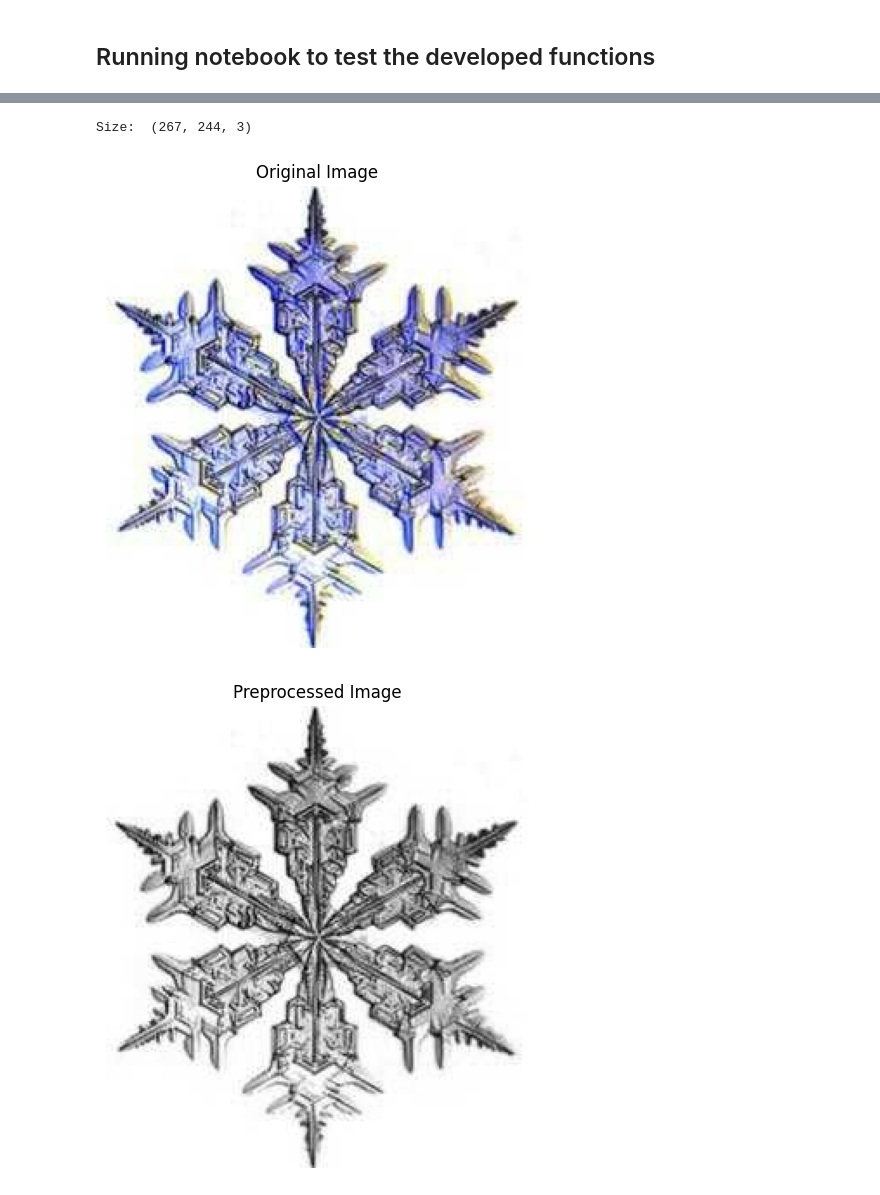
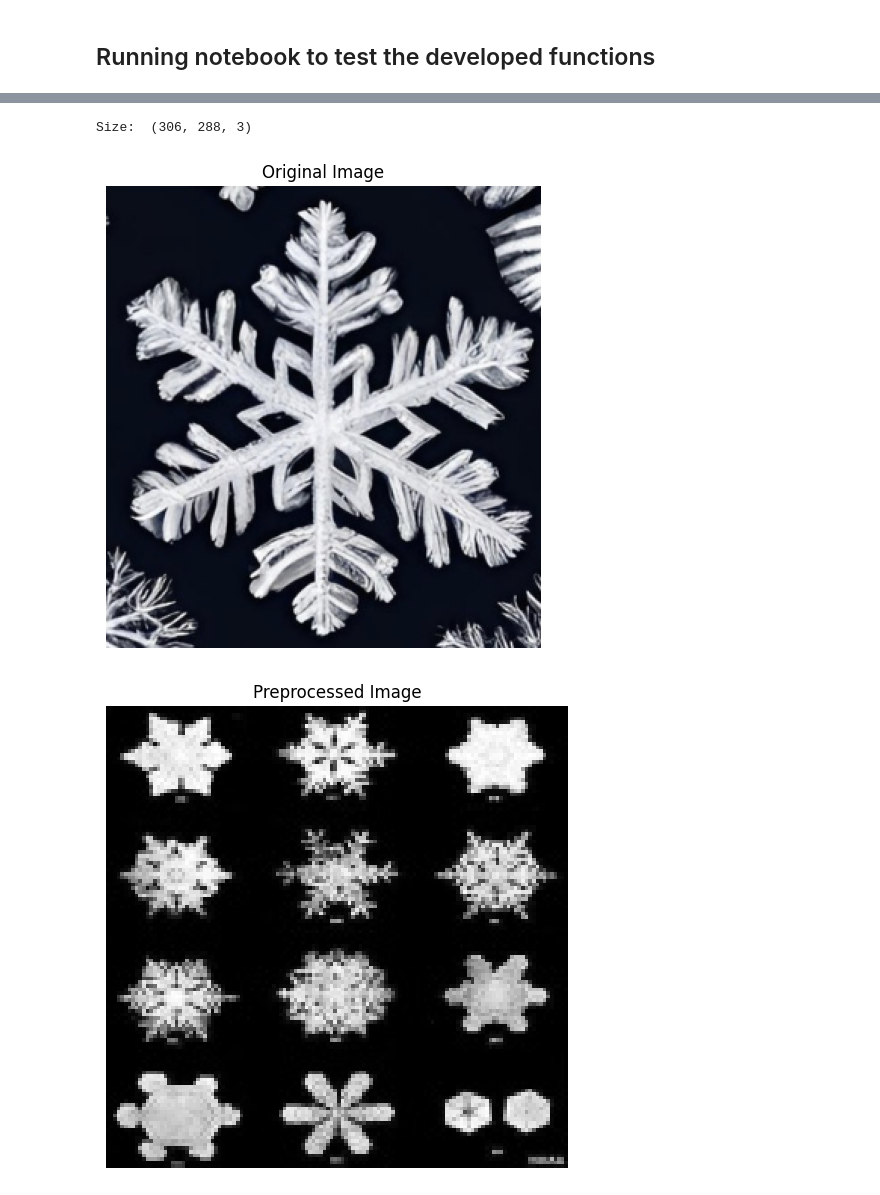
Before and after one commit to lusxvr/sf_ranking, a Jupyter notebook: dev.ipynb, the cells around one changed output, grey strips where cells are left out. Cells and saved outputs as stored; diff of their text form; code cells hidden in the pictures.

```diff
--- a/dev.ipynb
+++ b/dev.ipynb
@@ -16,18 +16,18 @@ The autoreload extension is already loaded. To reload it, use:
 # %%
-image_path = "data/example1.jpg"
+image_path = "data/artificial11.jpg"
 image = cv2.imread(image_path)
 
 print("Size: ", image.shape)
 
 
 plt.figure(figsize=(6, 6))
 plt.title("Original Image")
 plt.imshow(cv2.cvtColor(image, cv2.COLOR_BGR2RGB))
 plt.axis('off')
 plt.show()
 # %% [output]
-Size:  (267, 244, 3)
+Size:  (306, 288, 3)
-[figure, old version]
+[figure, new version]
 # %%
 
 preprocessed_image = pp.preprocess_image(image)
@@ -39,7 +39,7 @@ plt.imshow(preprocessed_image, cmap='gray')
 plt.axis('off')
 plt.show()
 # %% [output]
-[figure, old version]
+[figure, new version]
 # %%
 contour_image, contours = cd.detect_contours(preprocessed_image)
 
```
Also changed, not shown: parts of 4 cells of this notebook, 3 other files.
